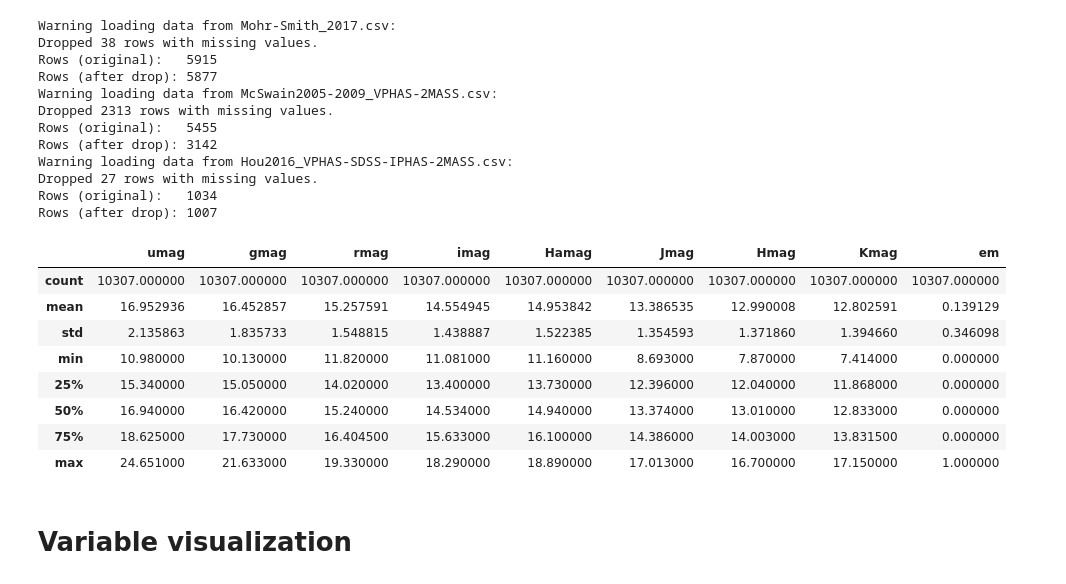
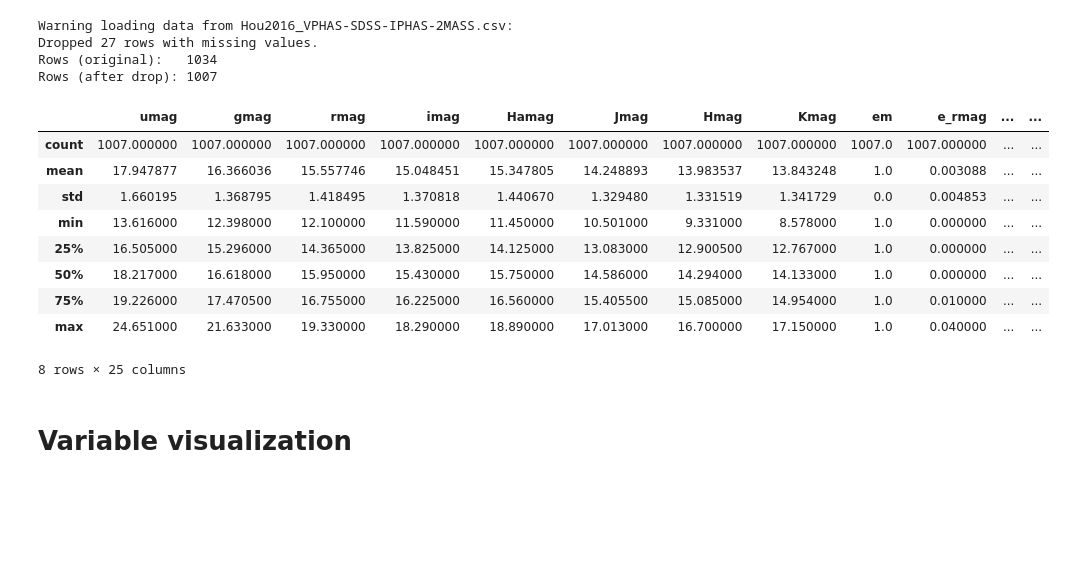
Before and after one commit to facundoq/bestars, a Jupyter notebook: Exploratory analysis.ipynb, the cells around one changed output. Saved outputs shown, nothing was run; the diff lists cells and outputs as text; code cells hidden in the pictures; blank space fills up the shorter version.

```diff
--- a/Exploratory analysis.ipynb
+++ b/Exploratory analysis.ipynb
@@ -1,4 +1,2 @@
 # %%
-%reload_ext autoreload
-%autoreload 2
-default_figsize=(14,12)
+dataset_name = "hou"
@@ -5,42 +6,36 @@ default_figsize=(14,12)
 # %%
 import datasets
 import numpy as np
 import pandas as pd
 import seaborn as sn
 import matplotlib.pyplot as plt
 import matplotlib
 matplotlib.rcParams['figure.figsize'] = (14, 12)
 
-dataset_name = "all_em"
+
 dataset_module = datasets.datasets_by_name_all[dataset_name]
 x,y,metadata = dataset_module.load(dropna=True,verbose=True)
 y = datasets.map_y_em(y,dataset_name)
 
 # generate dataframe with both x and y
 xy = pd.concat([x,y],axis=1)
-xy.describe()
+xym = pd.concat([x,y,metadata],axis=1)
+xym.describe()
 # %% [output]
-Warning loading data from Mohr-Smith_2017.csv:
-Dropped 38 rows with missing values.
-Rows (original):   5915
-Rows (after drop): 5877
-Warning loading data from McSwain2005-2009_VPHAS-2MASS.csv:
-Dropped 2313 rows with missing values.
-Rows (original):   5455
-Rows (after drop): 3142
 Warning loading data from Hou2016_VPHAS-SDSS-IPHAS-2MASS.csv:
 Dropped 27 rows with missing values.
 Rows (original):   1034
 Rows (after drop): 1007
-|  | umag | gmag | rmag | imag | Hamag | Jmag | Hmag | Kmag | em |
-| count | 10307.000000 | 10307.000000 | 10307.000000 | 10307.000000 | 10307.000000 | 10307.000000 | 10307.000000 | 10307.000000 | 10307.000000 |
-| mean | 16.952936 | 16.452857 | 15.257591 | 14.554945 | 14.953842 | 13.386535 | 12.990008 | 12.802591 | 0.139129 |
-| std | 2.135863 | 1.835733 | 1.548815 | 1.438887 | 1.522385 | 1.354593 | 1.371860 | 1.394660 | 0.346098 |
-| min | 10.980000 | 10.130000 | 11.820000 | 11.081000 | 11.160000 | 8.693000 | 7.870000 | 7.414000 | 0.000000 |
-| 25% | 15.340000 | 15.050000 | 14.020000 | 13.400000 | 13.730000 | 12.396000 | 12.040000 | 11.868000 | 0.000000 |
-| 50% | 16.940000 | 16.420000 | 15.240000 | 14.534000 | 14.940000 | 13.374000 | 13.010000 | 12.833000 | 0.000000 |
-| 75% | 18.625000 | 17.730000 | 16.404500 | 15.633000 | 16.100000 | 14.386000 | 14.003000 | 13.831500 | 0.000000 |
-| max | 24.651000 | 21.633000 | 19.330000 | 18.290000 | 18.890000 | 17.013000 | 16.700000 | 17.150000 | 1.000000 |
+|  | umag | gmag | rmag | imag | Hamag | Jmag | Hmag | Kmag | em | e_rmag | ... | ... |
+| count | 1007.000000 | 1007.000000 | 1007.000000 | 1007.000000 | 1007.000000 | 1007.000000 | 1007.000000 | 1007.000000 | 1007.0 | 1007.000000 | ... | ... |
+| mean | 17.947877 | 16.366036 | 15.557746 | 15.048451 | 15.347805 | 14.248893 | 13.983537 | 13.843248 | 1.0 | 0.003088 | ... | ... |
+| std | 1.660195 | 1.368795 | 1.418495 | 1.370818 | 1.440670 | 1.329480 | 1.331519 | 1.341729 | 0.0 | 0.004853 | ... | ... |
+| min | 13.616000 | 12.398000 | 12.100000 | 11.590000 | 11.450000 | 10.501000 | 9.331000 | 8.578000 | 1.0 | 0.000000 | ... | ... |
+| 25% | 16.505000 | 15.296000 | 14.365000 | 13.825000 | 14.125000 | 13.083000 | 12.900500 | 12.767000 | 1.0 | 0.000000 | ... | ... |
+| 50% | 18.217000 | 16.618000 | 15.950000 | 15.430000 | 15.750000 | 14.586000 | 14.294000 | 14.133000 | 1.0 | 0.000000 | ... | ... |
+| 75% | 19.226000 | 17.470500 | 16.755000 | 16.225000 | 16.560000 | 15.405500 | 15.085000 | 14.954000 | 1.0 | 0.010000 | ... | ... |
+| max | 24.651000 | 21.633000 | 19.330000 | 18.290000 | 18.890000 | 17.013000 | 16.700000 | 17.150000 | 1.0 | 0.040000 | ... | ... |
+8 rows × 25 columns
 # %% [markdown]
 # Variable visualization
 # %%
```
Also changed, not shown: parts of 7 cells of this notebook, 48 other files.
